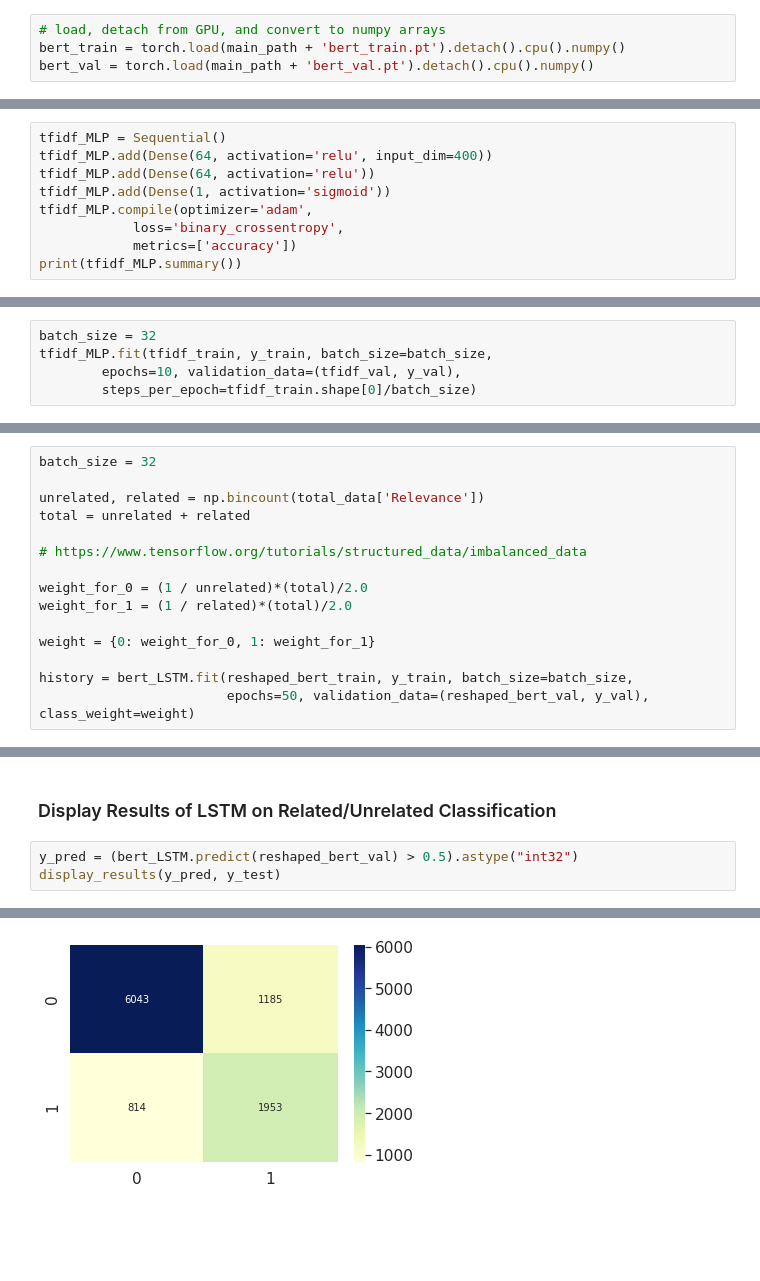
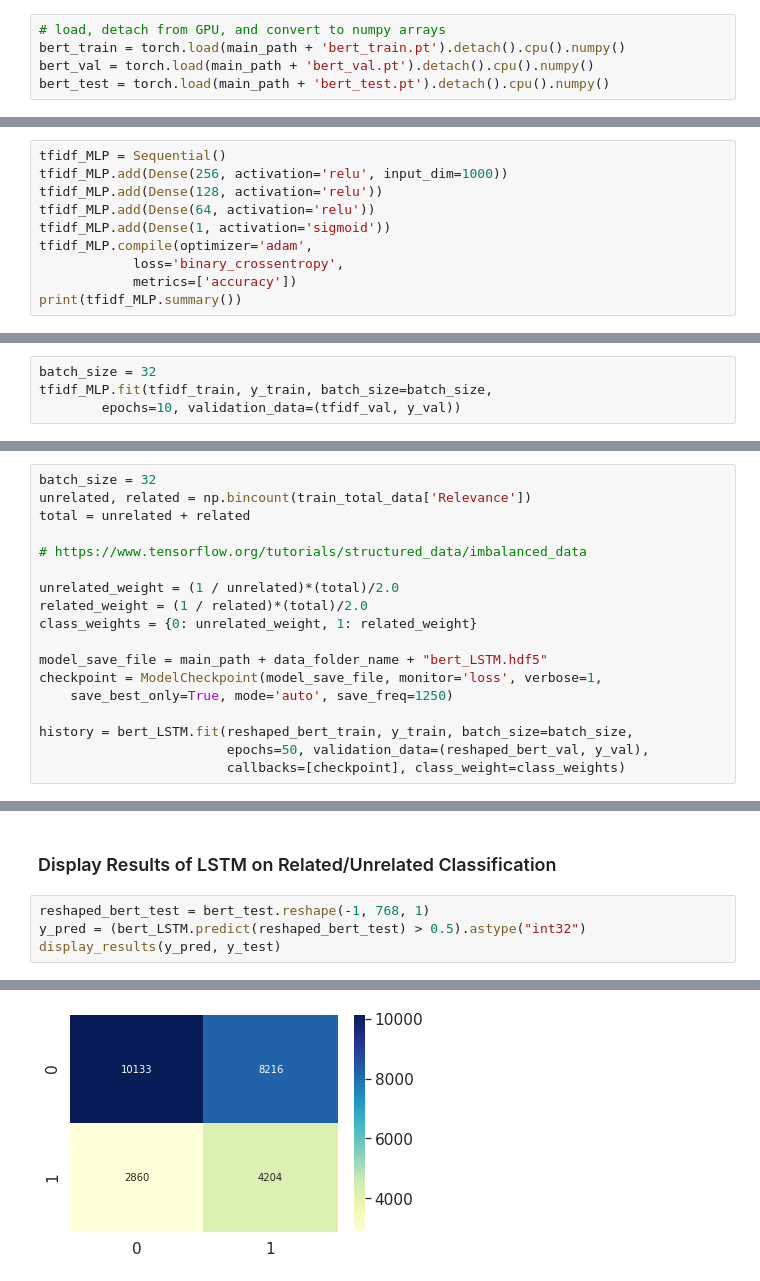
Before and after one commit to FaiZaman/Fake-News-Detection-with-Natural-Language-Processing, a Jupyter notebook: Fake_News_Challenge_Classifier.ipynb, the cells around one changed output, grey strips where cells are left out. Drawn from its saved outputs; the diff is of its cells as text; blank space fills up the shorter version.

```diff
--- a/Fake_News_Challenge_Classifier.ipynb
+++ b/Fake_News_Challenge_Classifier.ipynb
@@ -354,6 +362,7 @@ Batch 6400
 # load, detach from GPU, and convert to numpy arrays
 bert_train = torch.load(main_path + 'bert_train.pt').detach().cpu().numpy()
 bert_val = torch.load(main_path + 'bert_val.pt').detach().cpu().numpy()
+bert_test = torch.load(main_path + 'bert_test.pt').detach().cpu().numpy()
 # %% [markdown]
 ### Train Random Forest (RF) Classifier using BERT Embeddings and display results
 # %%
@@ -383,7 +392,8 @@ weighted avg       0.90      0.90      0.89      9995
 #### Define the MLP
 # %%
 tfidf_MLP = Sequential()
-tfidf_MLP.add(Dense(64, activation='relu', input_dim=400))
+tfidf_MLP.add(Dense(256, activation='relu', input_dim=1000))
+tfidf_MLP.add(Dense(128, activation='relu'))
 tfidf_MLP.add(Dense(64, activation='relu'))
 tfidf_MLP.add(Dense(1, activation='sigmoid'))
 tfidf_MLP.compile(optimizer='adam',
@@ -411,7 +423,6 @@ None
 # %%
 batch_size = 32
 tfidf_MLP.fit(tfidf_train, y_train, batch_size=batch_size,
-        epochs=10, validation_data=(tfidf_val, y_val),
-        steps_per_epoch=tfidf_train.shape[0]/batch_size)
+        epochs=10, validation_data=(tfidf_val, y_val))
 # %% [output]
 Epoch 1/10
@@ -498,17 +506,20 @@ _________________________________________________________________
 ### Train the LSTM
 # %%
 batch_size = 32
-
-unrelated, related = np.bincount(total_data['Relevance'])
+unrelated, related = np.bincount(train_total_data['Relevance'])
 total = unrelated + related
 
 # https://www.tensorflow.org/tutorials/structured_data/imbalanced_data
 
-weight_for_0 = (1 / unrelated)*(total)/2.0
-weight_for_1 = (1 / related)*(total)/2.0
+unrelated_weight = (1 / unrelated)*(total)/2.0
+related_weight = (1 / related)*(total)/2.0
+class_weights = {0: unrelated_weight, 1: related_weight}
 
-weight = {0: weight_for_0, 1: weight_for_1}
+model_save_file = main_path + data_folder_name + "bert_LSTM.hdf5"
+checkpoint = ModelCheckpoint(model_save_file, monitor='loss', verbose=1,
+    save_best_only=True, mode='auto', save_freq=1250)
 
 history = bert_LSTM.fit(reshaped_bert_train, y_train, batch_size=batch_size,
-                        epochs=50, validation_data=(reshaped_bert_val, y_val), class_weight=weight)
+                        epochs=50, validation_data=(reshaped_bert_val, y_val),
+                        callbacks=[checkpoint], class_weight=class_weights)
 # %% [output]
@@ -532,7 +530,8 @@ Epoch 50/50
 # %% [markdown]
 ### Display Results of LSTM on Related/Unrelated Classification
 # %%
-y_pred = (bert_LSTM.predict(reshaped_bert_val) > 0.5).astype("int32")
+reshaped_bert_test = bert_test.reshape(-1, 768, 1)
+y_pred = (bert_LSTM.predict(reshaped_bert_test) > 0.5).astype("int32")
 display_results(y_pred, y_test)
 # %% [output]
               precision    recall  f1-score   support
@@ -546 +545 @@ weighted avg       0.81      0.80      0.80      9995
-[figure, old version]
+[figure, new version]
```
Also changed, not shown: parts of 17 cells of this notebook.
